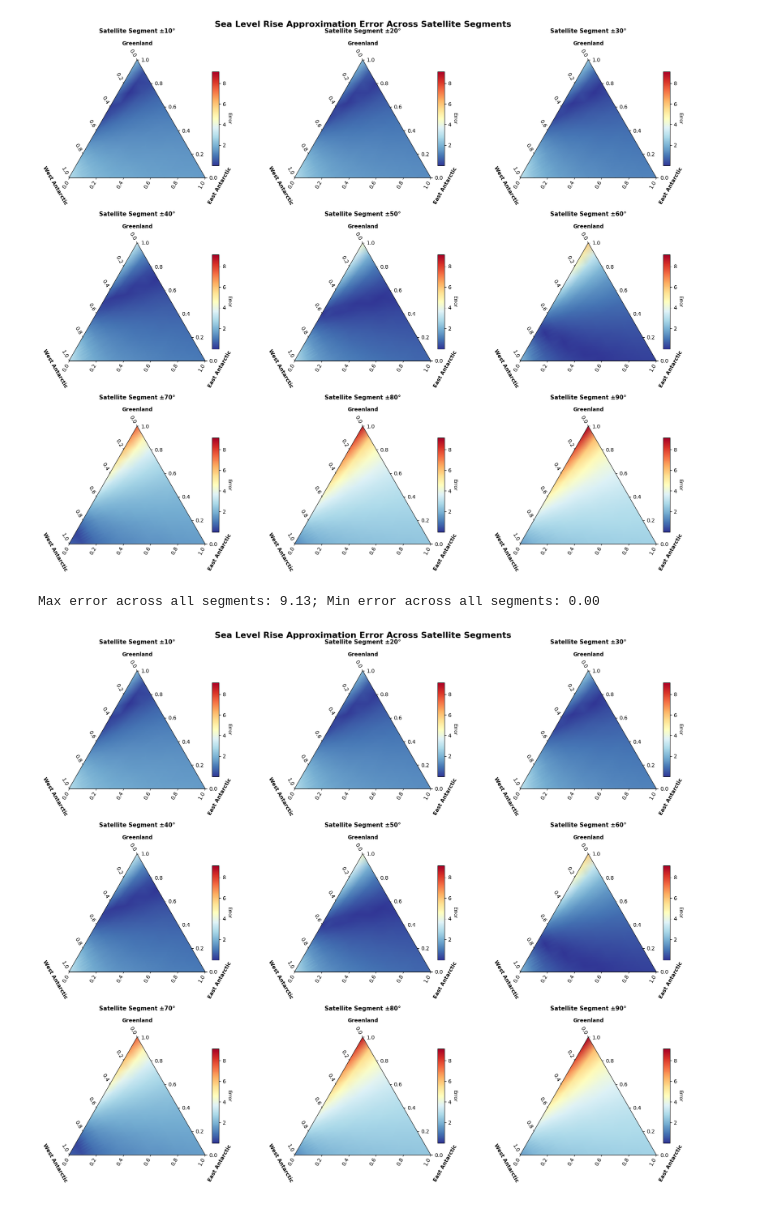
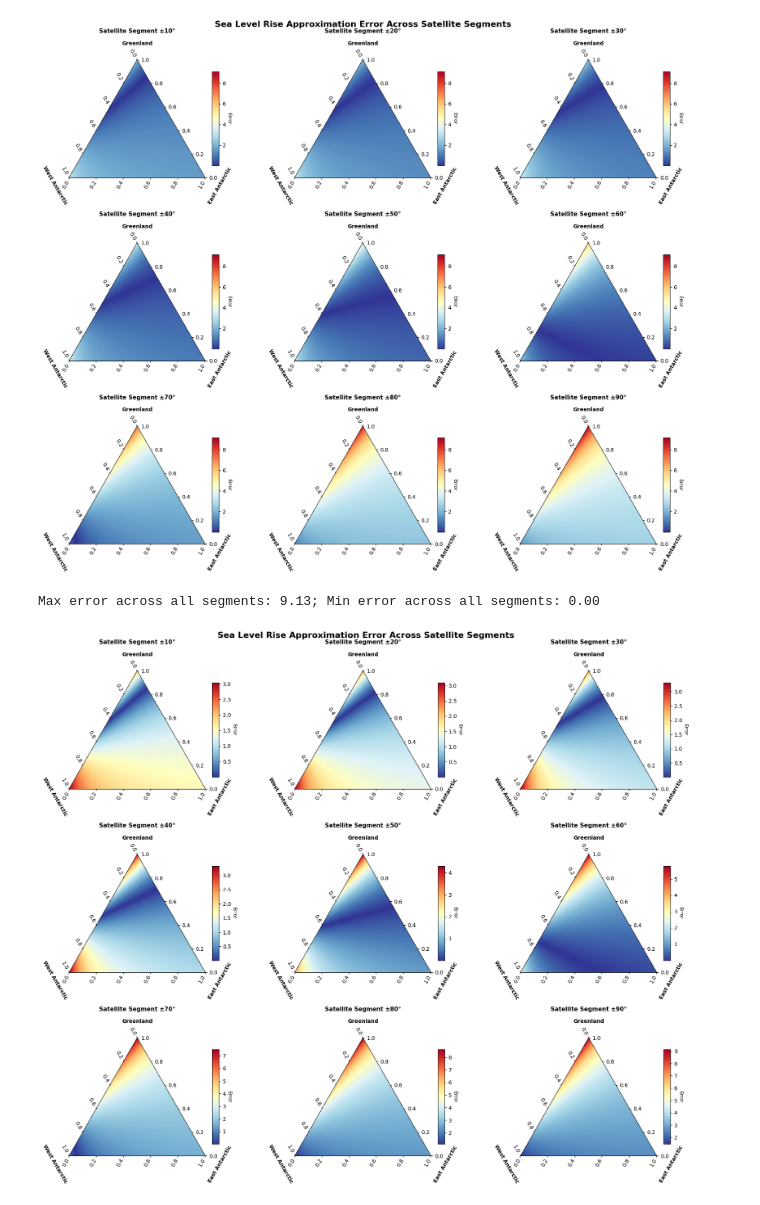
Before and after one commit to 0thomasholland/Part_III_Project, a Jupyter notebook: work/traditional_methods/ternary.ipynb, the cells around one changed output. Drawn from its saved outputs; the diff is of its cells as text; code cells hidden in the pictures.

```diff
--- a/work/traditional_methods/ternary.ipynb
+++ b/work/traditional_methods/ternary.ipynb
@@ -381,24 +411,24 @@ plt.show()
 # %% [output]
 Max error across all segments: 9.13; Min error across all segments: 0.00
 [figure]
-# %%
-# make subplots for segments 10, 20, 30, 40, 50, 60, 70, 80, 90
-
-
-fig, print_statement = plot_ternary_heatmap_subplots_parallel(
-    error_output,
-    segment_list=[10, 20, 30, 40, 50, 60, 70, 80, 90],
-    sources=[
-        "greenland_contribution",
-        "west_antarctic_contribution",
-        "east_antarctic_contribution",
-    ],
-    labels=["Greenland", "West Antarctic", "East Antarctic"],
-    ncols=3,
-)
-
-print(print_statement)
-plt.show()
-# %% [output]
-Max error across all segments: 9.13; Min error across all segments: 0.00
-[figure, removed]
+# %%
+# make subplots for segments 10, 20, 30, 40, 50, 60, 70, 80, 90 with unique color scale
+
+fig, print_statement = plot_ternary_heatmap_subplots(
+    error_output,
+    segment_list=[10, 20, 30, 40, 50, 60, 70, 80, 90],
+    sources=[
+        "greenland_contribution",
+        "west_antarctic_contribution",
+        "east_antarctic_contribution",
+    ],
+    labels=["Greenland", "West Antarctic", "East Antarctic"],
+    ncols=3,
+    uniform_color_scale=False,
+)
+
+print(print_statement)
+plt.show()
+# %% [output]
+Max error across all segments: 9.13; Min error across all segments: 0.00
+[figure, added]
```
Also changed, not shown: parts of 6 cells of this notebook, 5 other files.
